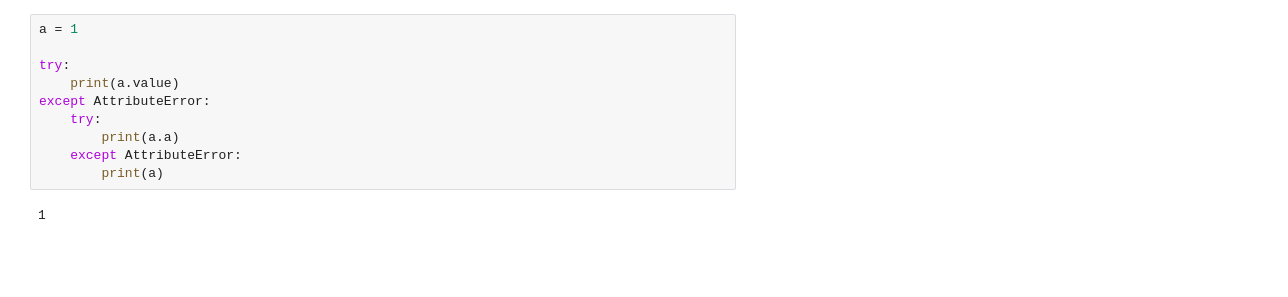
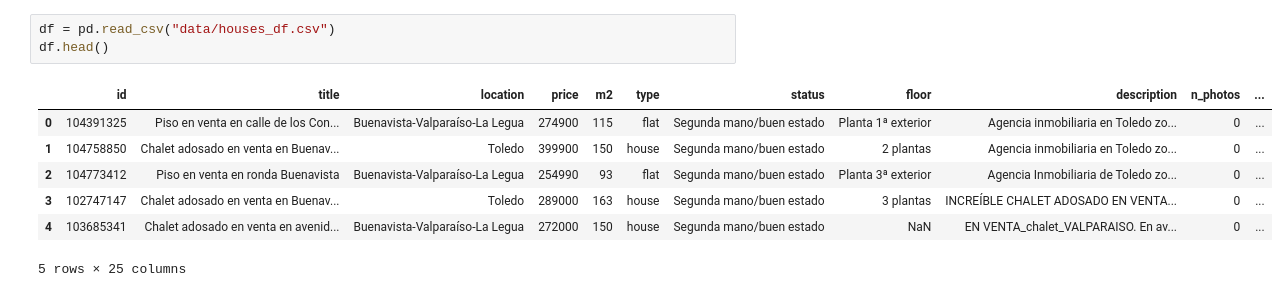
Before and after one commit to antodiazcano/scrapping, a Jupyter notebook: example.ipynb, the cells around one changed output. Cells and saved outputs as stored; diff of their text form; blank space fills up the shorter version.

```diff
--- a/example.ipynb
+++ b/example.ipynb
@@ -11,12 +19,11 @@ AttributeError: 'NoneType' object has no attribute 'find'
-# %%
-a = 1
-
-try:
-    print(a.value)
-except AttributeError:
-    try:
-        print(a.a)
-    except AttributeError:
-        print(a)
-# %% [output]
-1
+# %%
+df = pd.read_csv("data/houses_df.csv")
+df.head()
+# %% [output]
+|  | id | title | location | price | m2 | type | status | floor | description | n_photos | ... |
+| 0 | 104391325 | Piso en venta en calle de los Con... | Buenavista-Valparaíso-La Legua | 274900 | 115 | flat | Segunda mano/buen estado | Planta 1ª exterior | Agencia inmobiliaria en Toledo zo... | 0 | ... |
+| 1 | 104758850 | Chalet adosado en venta en Buenav... | Toledo | 399900 | 150 | house | Segunda mano/buen estado | 2 plantas | Agencia inmobiliaria en Toledo zo... | 0 | ... |
+| 2 | 104773412 | Piso en venta en ronda Buenavista | Buenavista-Valparaíso-La Legua | 254990 | 93 | flat | Segunda mano/buen estado | Planta 3ª exterior | Agencia Inmobiliaria de Toledo zo... | 0 | ... |
+| 3 | 102747147 | Chalet adosado en venta en Buenav... | Toledo | 289000 | 163 | house | Segunda mano/buen estado | 3 plantas | INCREÍBLE CHALET ADOSADO EN VENTA... | 0 | ... |
+| 4 | 103685341 | Chalet adosado en venta en avenid... | Buenavista-Valparaíso-La Legua | 272000 | 150 | house | Segunda mano/buen estado | NaN | EN VENTA_chalet_VALPARAISO. En av... | 0 | ... |
+5 rows × 25 columns
```
Also changed, not shown: parts of 3 cells of this notebook, 8 other files.
